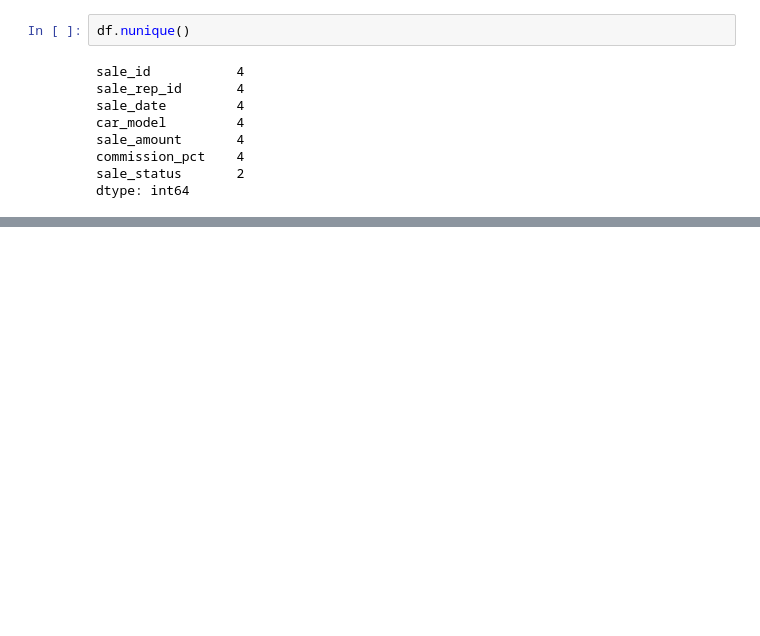
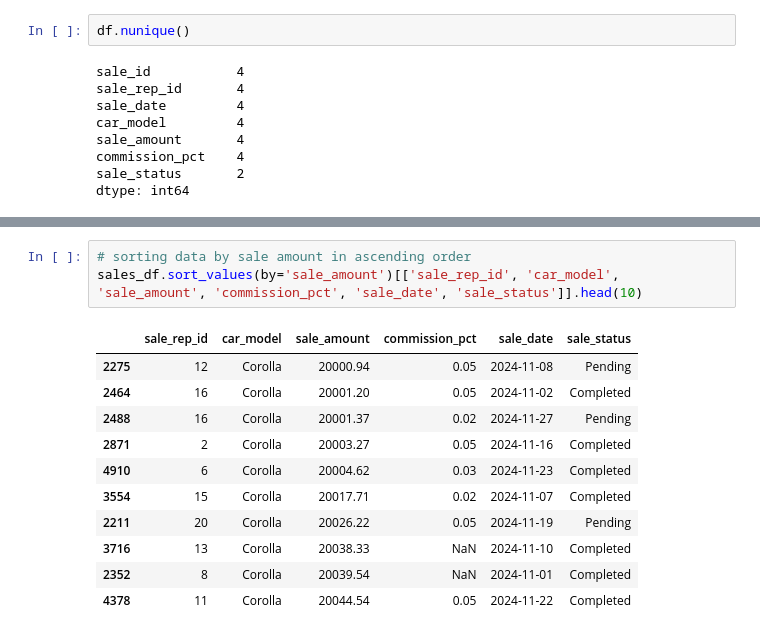
Before and after one commit to KhdaraBasha/Data-Engineer, a Jupyter notebook: Python/basics/python_exploring_toyota_sales_data.ipynb, the cells around one changed output, grey strips where cells are left out. Cells and saved outputs as stored; diff of their text form; blank space fills up the shorter version.

```diff
--- a/Python/basics/python_exploring_toyota_sales_data.ipynb
+++ b/Python/basics/python_exploring_toyota_sales_data.ipynb
@@ -682,0 +761,15 @@ dtype: int64
+# %%
+# sorting data by sale amount in ascending order
+sales_df.sort_values(by='sale_amount')[['sale_rep_id', 'car_model', 'sale_amount', 'commission_pct', 'sale_date', 'sale_status']].head(10)
+# %% [output]
+|  | sale_rep_id | car_model | sale_amount | commission_pct | sale_date | sale_status |
+| 2275 | 12 | Corolla | 20000.94 | 0.05 | 2024-11-08 | Pending |
+| 2464 | 16 | Corolla | 20001.20 | 0.05 | 2024-11-02 | Completed |
+| 2488 | 16 | Corolla | 20001.37 | 0.02 | 2024-11-27 | Pending |
+| 2871 | 2 | Corolla | 20003.27 | 0.05 | 2024-11-16 | Completed |
+| 4910 | 6 | Corolla | 20004.62 | 0.03 | 2024-11-23 | Completed |
+| 3554 | 15 | Corolla | 20017.71 | 0.02 | 2024-11-07 | Completed |
+| 2211 | 20 | Corolla | 20026.22 | 0.05 | 2024-11-19 | Pending |
+| 3716 | 13 | Corolla | 20038.33 | NaN | 2024-11-10 | Completed |
+| 2352 | 8 | Corolla | 20039.54 | NaN | 2024-11-01 | Completed |
+| 4378 | 11 | Corolla | 20044.54 | 0.05 | 2024-11-22 | Completed |
```
Also changed, not shown: parts of 15 cells of this notebook.
